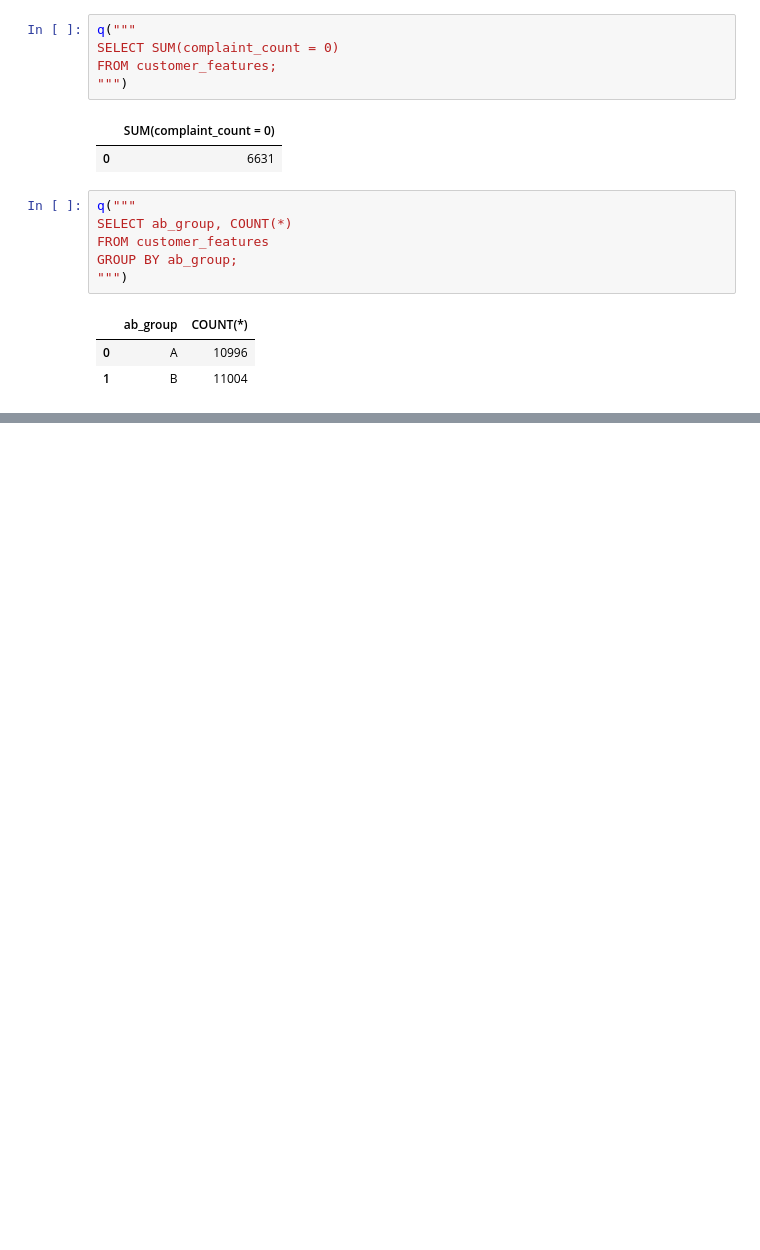
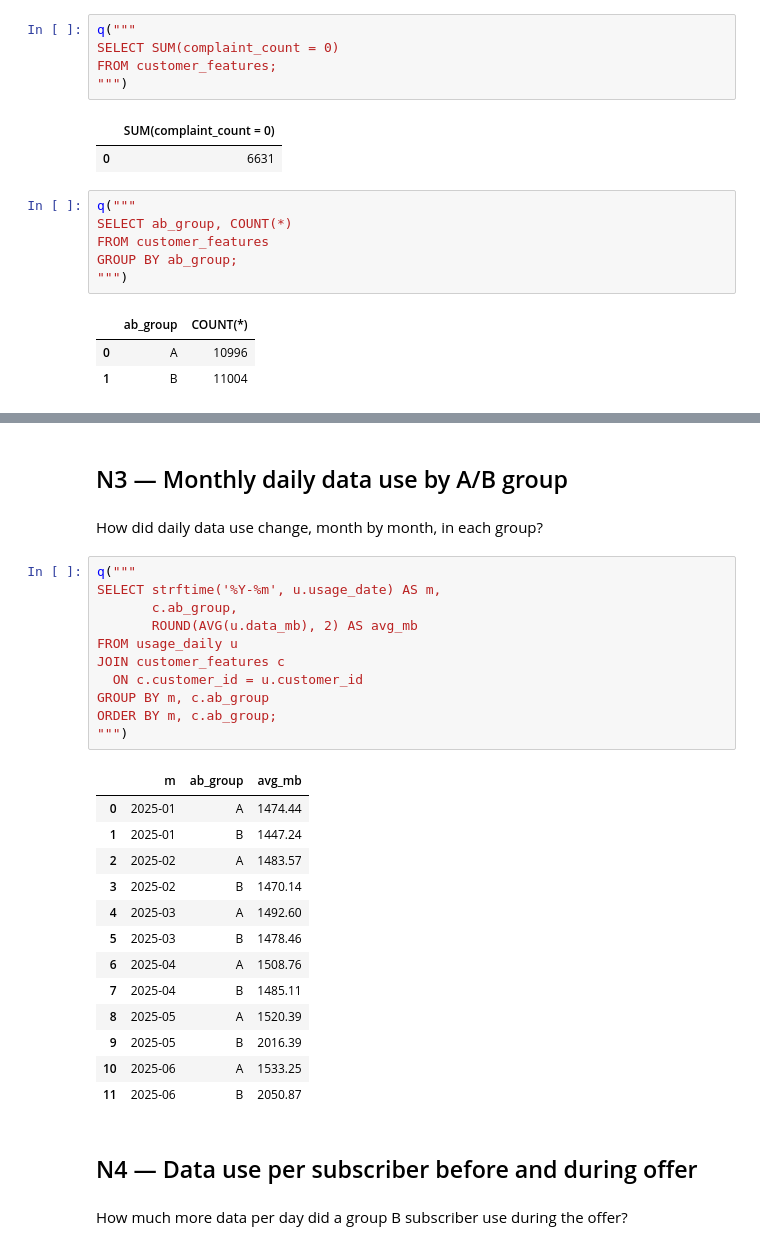
Before and after one commit to Jazeelahmed/airtel-telecom-analytics, a Jupyter notebook: notebooks/05_analysis.ipynb, the cells around one changed output, grey strips where cells are left out. Saved outputs shown, nothing was run; the diff lists cells and outputs as text; blank space fills up the shorter version.

```diff
--- a/notebooks/05_analysis.ipynb
+++ b/notebooks/05_analysis.ipynb
@@ -835,0 +2147,33 @@ LIMIT 5;
+# %% [markdown]
+## N3 — Monthly daily data use by A/B group
+# %% [markdown]
+How did daily data use change, month by month, in each group?
+# %%
+q("""
+SELECT strftime('%Y-%m', u.usage_date) AS m,
+       c.ab_group,
+       ROUND(AVG(u.data_mb), 2) AS avg_mb
+FROM usage_daily u
+JOIN customer_features c
+  ON c.customer_id = u.customer_id
+GROUP BY m, c.ab_group
+ORDER BY m, c.ab_group;
+""")
+# %% [output]
+|  | m | ab_group | avg_mb |
+| 0 | 2025-01 | A | 1474.44 |
+| 1 | 2025-01 | B | 1447.24 |
+| 2 | 2025-02 | A | 1483.57 |
+| 3 | 2025-02 | B | 1470.14 |
+| 4 | 2025-03 | A | 1492.60 |
+| 5 | 2025-03 | B | 1478.46 |
+| 6 | 2025-04 | A | 1508.76 |
+| 7 | 2025-04 | B | 1485.11 |
+| 8 | 2025-05 | A | 1520.39 |
+| 9 | 2025-05 | B | 2016.39 |
+| 10 | 2025-06 | A | 1533.25 |
+| 11 | 2025-06 | B | 2050.87 |
+# %% [markdown]
+## N4 — Data use per subscriber before and during offer
+# %% [markdown]
+How much more data per day did a group B subscriber use during the offer?
```
Also changed, not shown: parts of 362 cells of this notebook.
